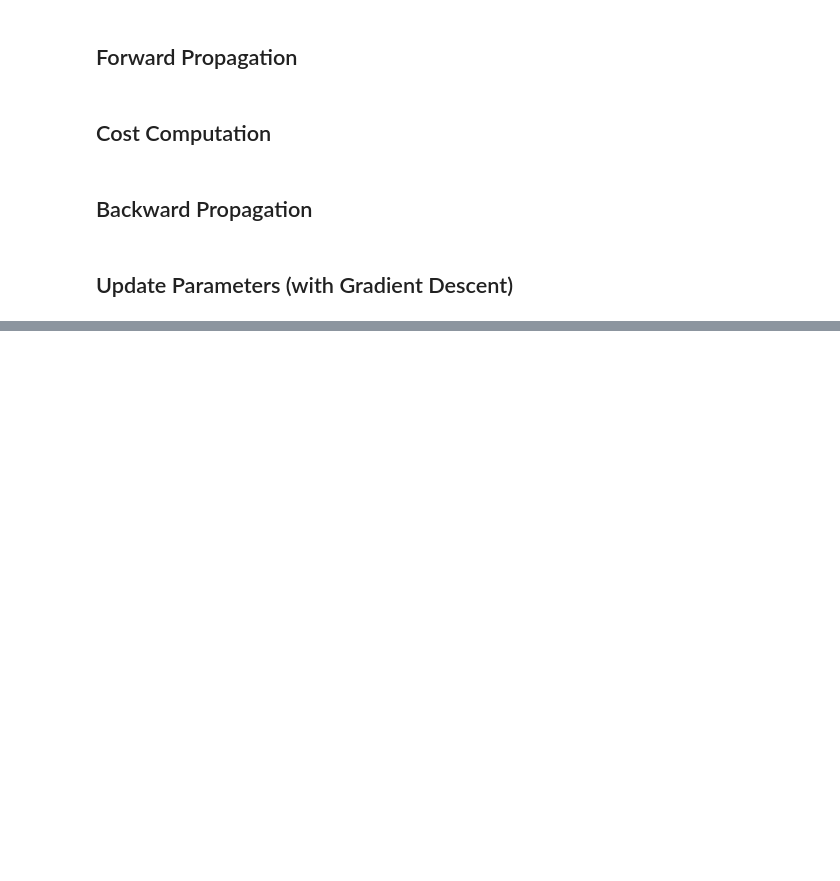
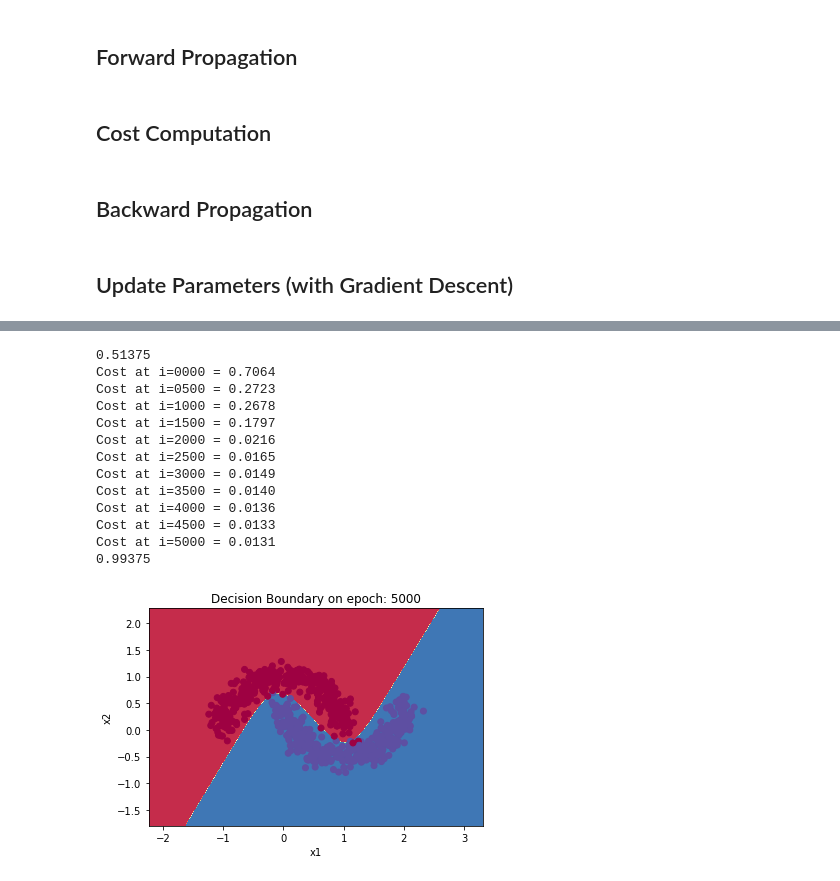
Before and after one commit to Etshhh/DeepNeuralNetworkImplementation, a Jupyter notebook: DNN.ipynb, the cells around one changed output, grey strips where cells are left out. Saved outputs shown, nothing was run; the diff lists cells and outputs as text; code cells hidden in the pictures; blank space fills up the shorter version.

Commit message:
Finalized model and evaluated

```diff
--- a/DNN.ipynb
+++ b/DNN.ipynb
@@ -264,0 +401,19 @@ def update_params(params, grads, lr):
+# %%
+def plot_decision_boundary(model, X, y, figname=None):
+    # Set min and max values and give it some padding
+    x_min, x_max = X[0, :].min() - 1, X[0, :].max() + 1
+    y_min, y_max = X[1, :].min() - 1, X[1, :].max() + 1
+    h = 0.01
+    # Generate a grid of points with distance h between them
+    xx, yy = np.meshgrid(np.arange(x_min, x_max, h), np.arange(y_min, y_max, h))
+    # Predict the function value for the whole grid
+    Z = model(np.c_[xx.ravel(), yy.ravel()])
+    Z = Z.reshape(xx.shape)
+    # Plot the contour and training examples
+    plt.contourf(xx, yy, Z, cmap=plt.cm.Spectral)
+    plt.ylabel('x2')
+    plt.xlabel('x1')
+    plt.scatter(X[0, :], X[1, :], c=y, cmap=plt.cm.Spectral)
+    if figname:
+        plt.title(f"Decision Boundary on epoch: {int(figname[3:])}")
+        plt.savefig(f"plots/{figname}")
@@ -264,0 +489,24 @@ def update_params(params, grads, lr):
+# %%
+params = my_dnn(X, y,
+                ((2, ''), *((5, 'tanh'),) * 3, (1, 'sigmoid')),
+                lr = 0.1,
+                niters=5000,
+                verbose=True,
+                savefigs=True)
+
+plot_decision_boundary(lambda x: predict(x.T, params), X, y)
+# %% [output]
+0.51375
+Cost at i=0000 = 0.7064
+Cost at i=0500 = 0.2723
+Cost at i=1000 = 0.2678
+Cost at i=1500 = 0.1797
+Cost at i=2000 = 0.0216
+Cost at i=2500 = 0.0165
+Cost at i=3000 = 0.0149
+Cost at i=3500 = 0.0140
+Cost at i=4000 = 0.0136
+Cost at i=4500 = 0.0133
+Cost at i=5000 = 0.0131
+0.99375
+[figure, added]
```
Also changed, not shown: parts of 17 cells of this notebook.
